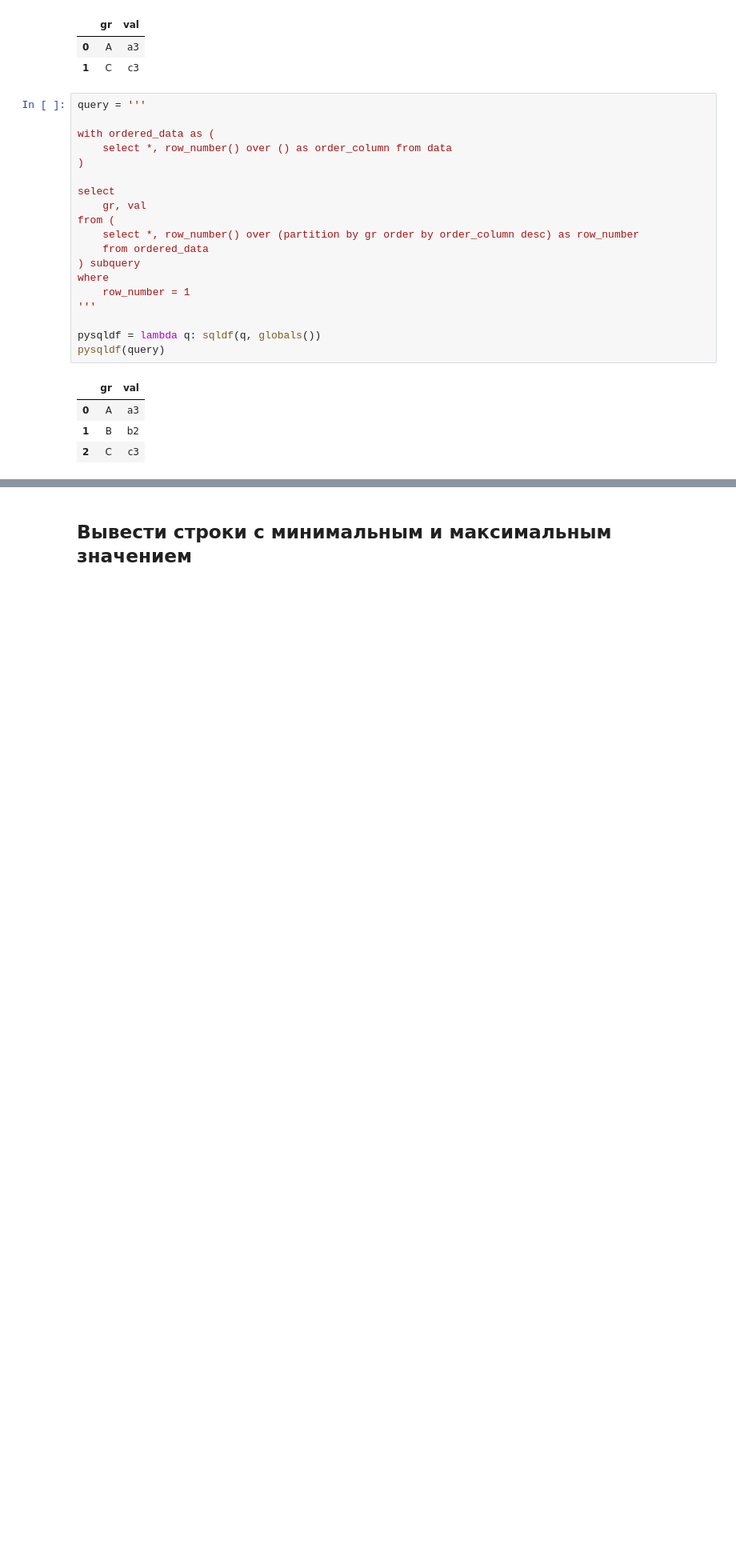
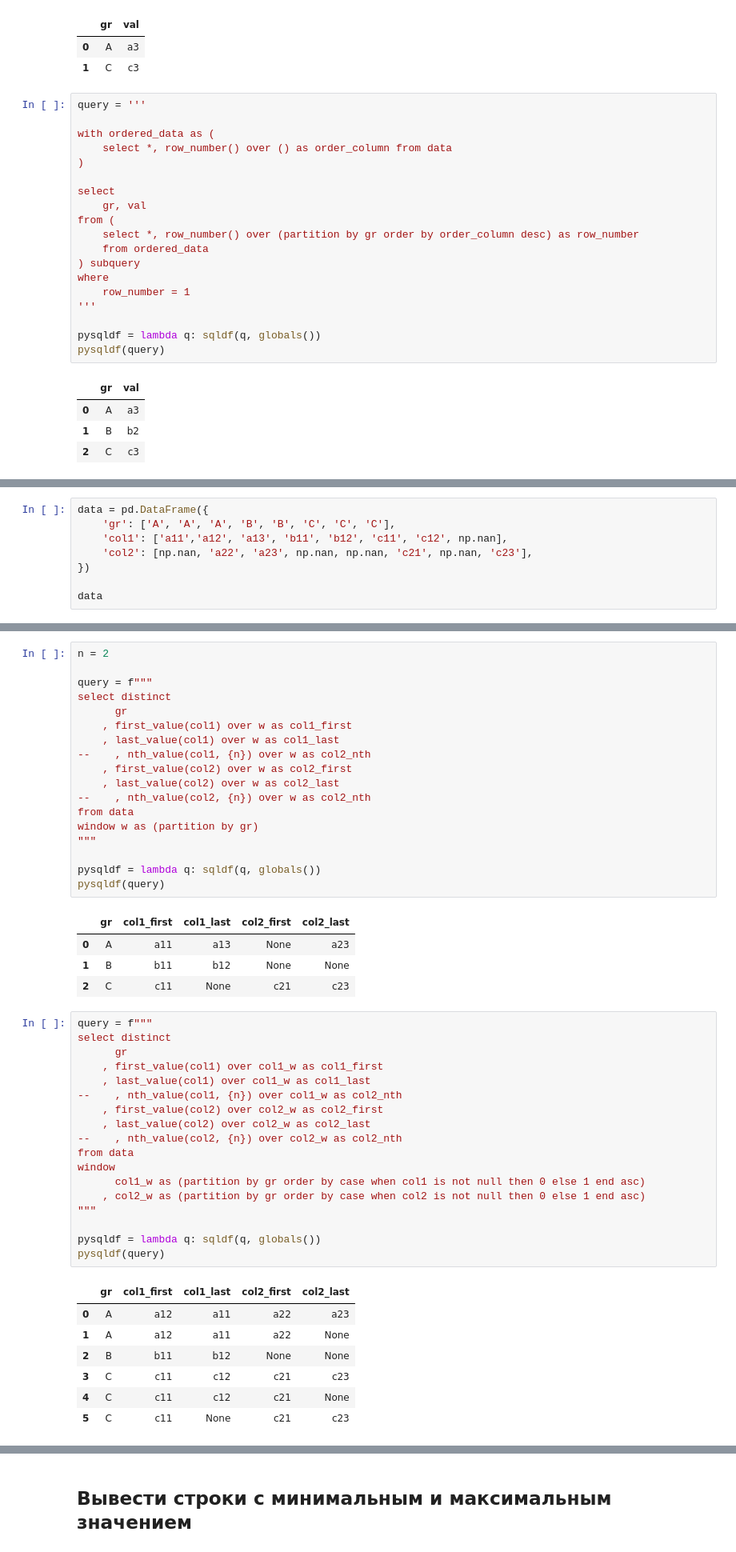
Before and after one commit to Saxsafon/Analysis, a Jupyter notebook: SQL/Window_functions.ipynb, the cells around one changed output, grey strips where cells are left out. Shown at 80% size. Cells and saved outputs as stored; diff of their text form; blank space fills up the shorter version.

```diff
--- a/SQL/Window_functions.ipynb
+++ b/SQL/Window_functions.ipynb
@@ -479,0 +482,8 @@ pysqldf(query)
+# %%
+data = pd.DataFrame({
+    'gr': ['A', 'A', 'A', 'B', 'B', 'C', 'C', 'C'],
+    'col1': ['a11','a12', 'a13', 'b11', 'b12', 'c11', 'c12', np.nan],
+    'col2': [np.nan, 'a22', 'a23', np.nan, np.nan, 'c21', np.nan, 'c23'],
+})
+
+data
@@ -479,0 +500,49 @@ pysqldf(query)
+# %%
+n = 2
+
+query = f"""
+select distinct
+      gr
+    , first_value(col1) over w as col1_first
+    , last_value(col1) over w as col1_last
+--    , nth_value(col1, {n}) over w as col2_nth
+    , first_value(col2) over w as col2_first
+    , last_value(col2) over w as col2_last
+--    , nth_value(col2, {n}) over w as col2_nth
+from data
+window w as (partition by gr)
+"""
+
+pysqldf = lambda q: sqldf(q, globals())
+pysqldf(query)
+# %% [output]
+|  | gr | col1_first | col1_last | col2_first | col2_last |
+| 0 | A | a11 | a13 | None | a23 |
+| 1 | B | b11 | b12 | None | None |
+| 2 | C | c11 | None | c21 | c23 |
+# %%
+query = f"""
+select distinct
+      gr
+    , first_value(col1) over col1_w as col1_first
+    , last_value(col1) over col1_w as col1_last
+--    , nth_value(col1, {n}) over col1_w as col2_nth
+    , first_value(col2) over col2_w as col2_first
+    , last_value(col2) over col2_w as col2_last
+--    , nth_value(col2, {n}) over col2_w as col2_nth
+from data
+window
+      col1_w as (partition by gr order by case when col1 is not null then 0 else 1 end asc)
+    , col2_w as (partition by gr order by case when col2 is not null then 0 else 1 end asc)
+"""
+
+pysqldf = lambda q: sqldf(q, globals())
+pysqldf(query)
+# %% [output]
+|  | gr | col1_first | col1_last | col2_first | col2_last |
+| 0 | A | a12 | a11 | a22 | a23 |
+| 1 | A | a12 | a11 | a22 | None |
+| 2 | B | b11 | b12 | None | None |
+| 3 | C | c11 | c12 | c21 | c23 |
+| 4 | C | c11 | c12 | c21 | None |
+| 5 | C | c11 | None | c21 | c23 |
```
Also changed, not shown: parts of 4 cells of this notebook, 2 other files.
